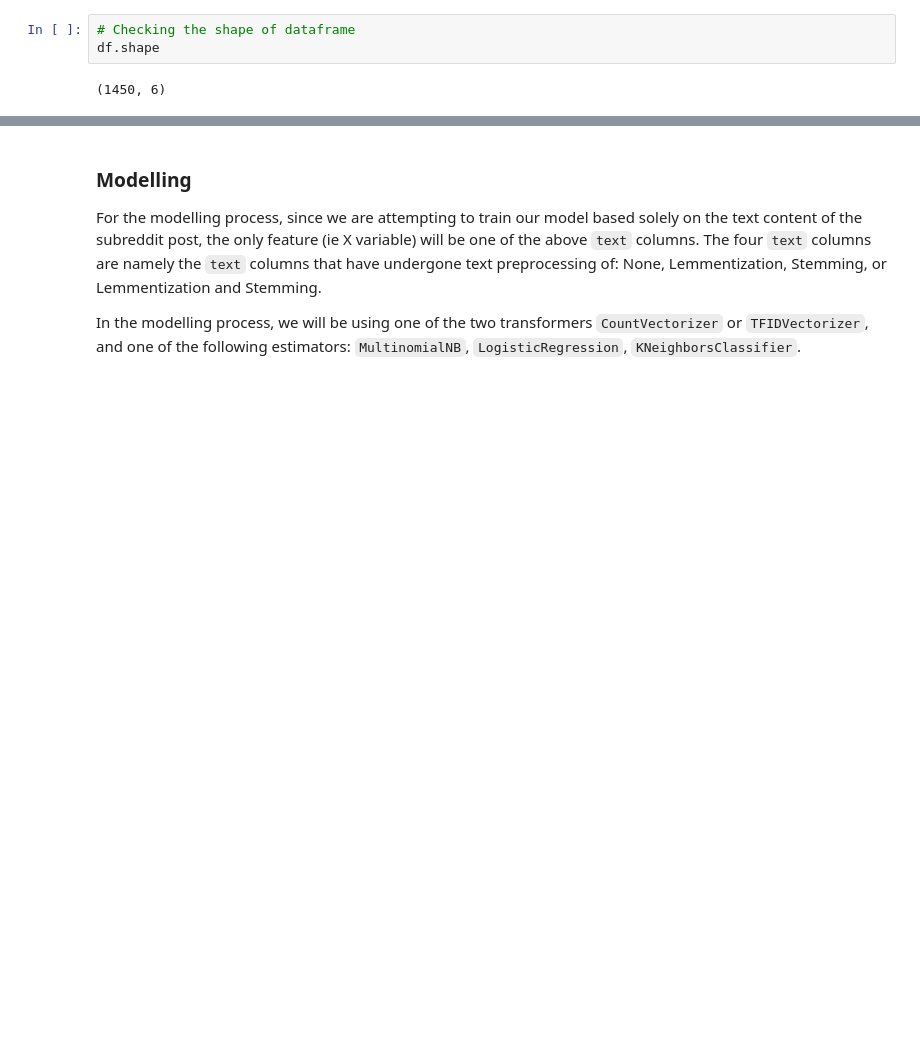
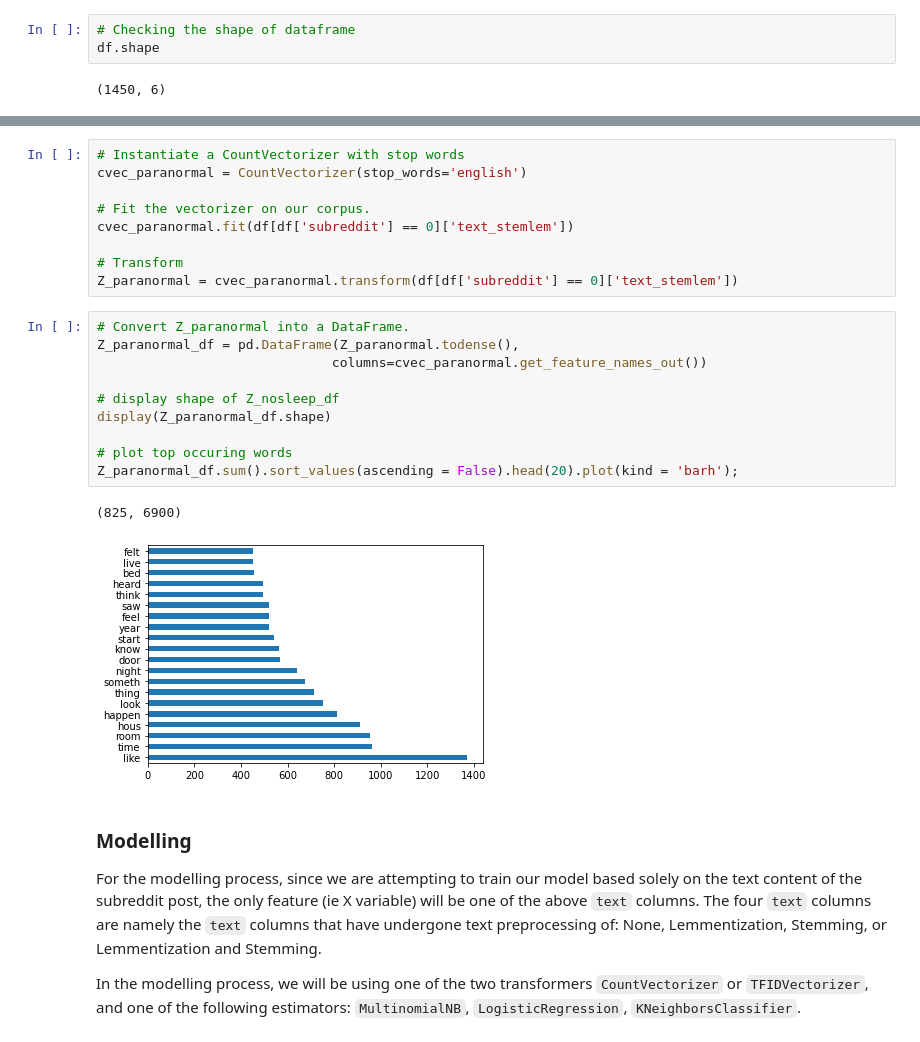
Before and after one commit to Yongfahaik/GA_projects, a Jupyter notebook: project_3/code/03_Modelling_and_Analysis.ipynb, the cells around one changed output, grey strips where cells are left out. Saved outputs shown, nothing was run; the diff lists cells and outputs as text; blank space fills up the shorter version.

```diff
--- a/project_3/code/03_Modelling_and_Analysis.ipynb
+++ b/project_3/code/03_Modelling_and_Analysis.ipynb
@@ -61,3 +87,25 @@ df.shape
+# %%
+# Instantiate a CountVectorizer with stop words
+cvec_paranormal = CountVectorizer(stop_words='english')
+
+# Fit the vectorizer on our corpus.
+cvec_paranormal.fit(df[df['subreddit'] == 0]['text_stemlem'])
+
+# Transform
+Z_paranormal = cvec_paranormal.transform(df[df['subreddit'] == 0]['text_stemlem'])
+# %%
+# Convert Z_paranormal into a DataFrame.
+Z_paranormal_df = pd.DataFrame(Z_paranormal.todense(),
+                              columns=cvec_paranormal.get_feature_names_out())
+
+# display shape of Z_nosleep_df
+display(Z_paranormal_df.shape)
+
+# plot top occuring words
+Z_paranormal_df.sum().sort_values(ascending = False).head(20).plot(kind = 'barh');
+# %% [output]
+(825, 6900)
+[figure, added]
 # %% [markdown]
 ### Modelling
 
```
Also changed, not shown: parts of 73 cells of this notebook.
